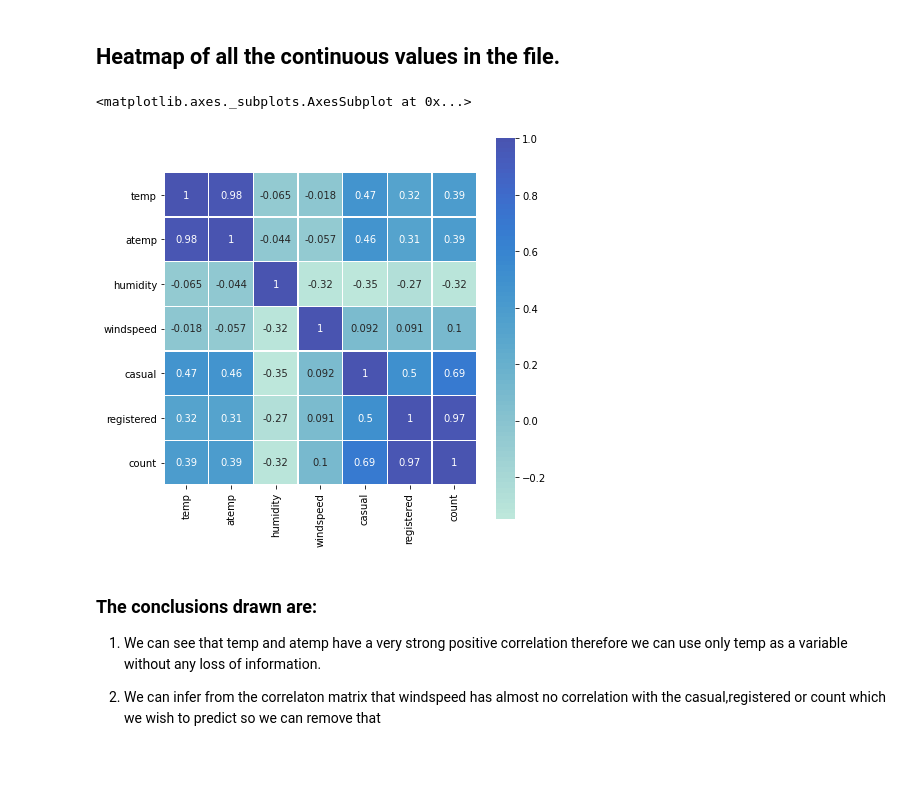
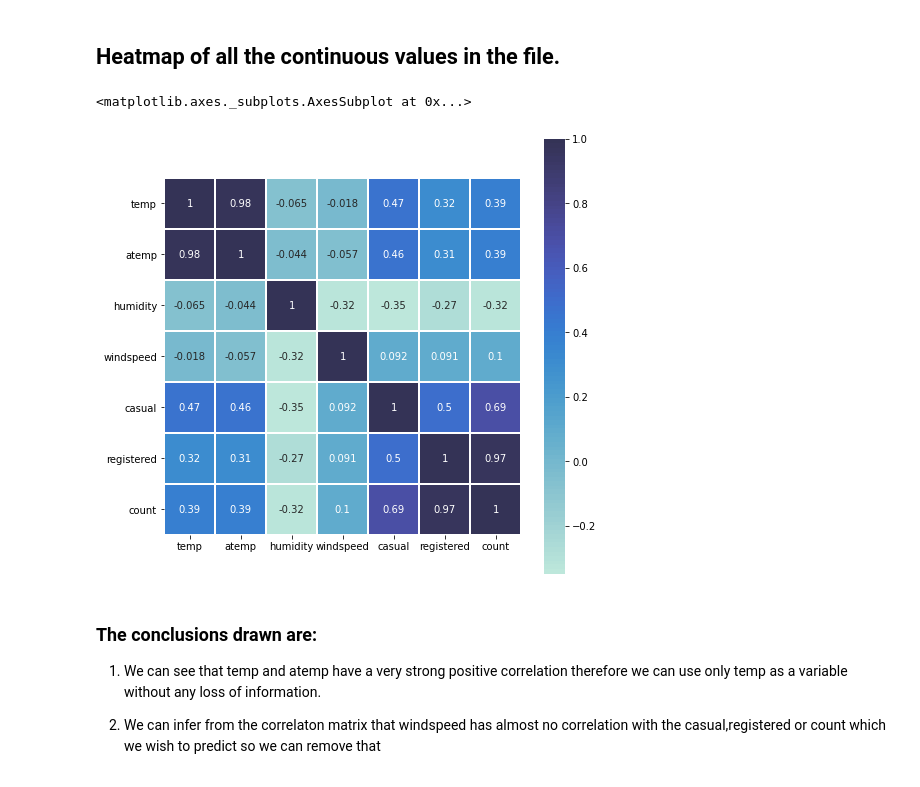
Before and after one commit to sidhantagar/Kaggle-Bike-Sharing-Demand, a Jupyter notebook: bike-sharing-demand using random forest.ipynb, the cells around one changed output. Cells and saved outputs as stored; diff of their text form; code cells hidden in the pictures.

```diff
--- a/bike-sharing-demand using random forest.ipynb
+++ b/bike-sharing-demand using random forest.ipynb
@@ -79,12 +80,11 @@ Index(['datetime', 'season', 'holiday', 'workingday', 'weather', 'temp',
 ## Heatmap of all the continuous values in the file.
 # %%
 corr = file[['temp','atemp','humidity', 'windspeed','casual', 'registered','count']].corr()
+f,axes = plt.subplots(1,1,figsize = (8,8))
+sb.heatmap(corr,square=True,annot = True,linewidth = .5,center = 1.4,ax = axes)
+# %% [output]
+<matplotlib.axes._subplots.AxesSubplot at 0x...>
+[figure, added]
-# %%
-f,axes = plt.subplots(1,1,figsize = (7,7))
-sb.heatmap(corr,square=True,annot = True,linewidth = .5,center = 2,ax = axes)
-# %% [output]
-<matplotlib.axes._subplots.AxesSubplot at 0x...>
-[figure, removed]
 # %% [markdown]
 ### The conclusions drawn are:
 1. We can see that temp and atemp have a very strong positive correlation therefore we can use only temp as a variable without any loss of information.
```
Also changed, not shown: parts of 20 cells of this notebook.
